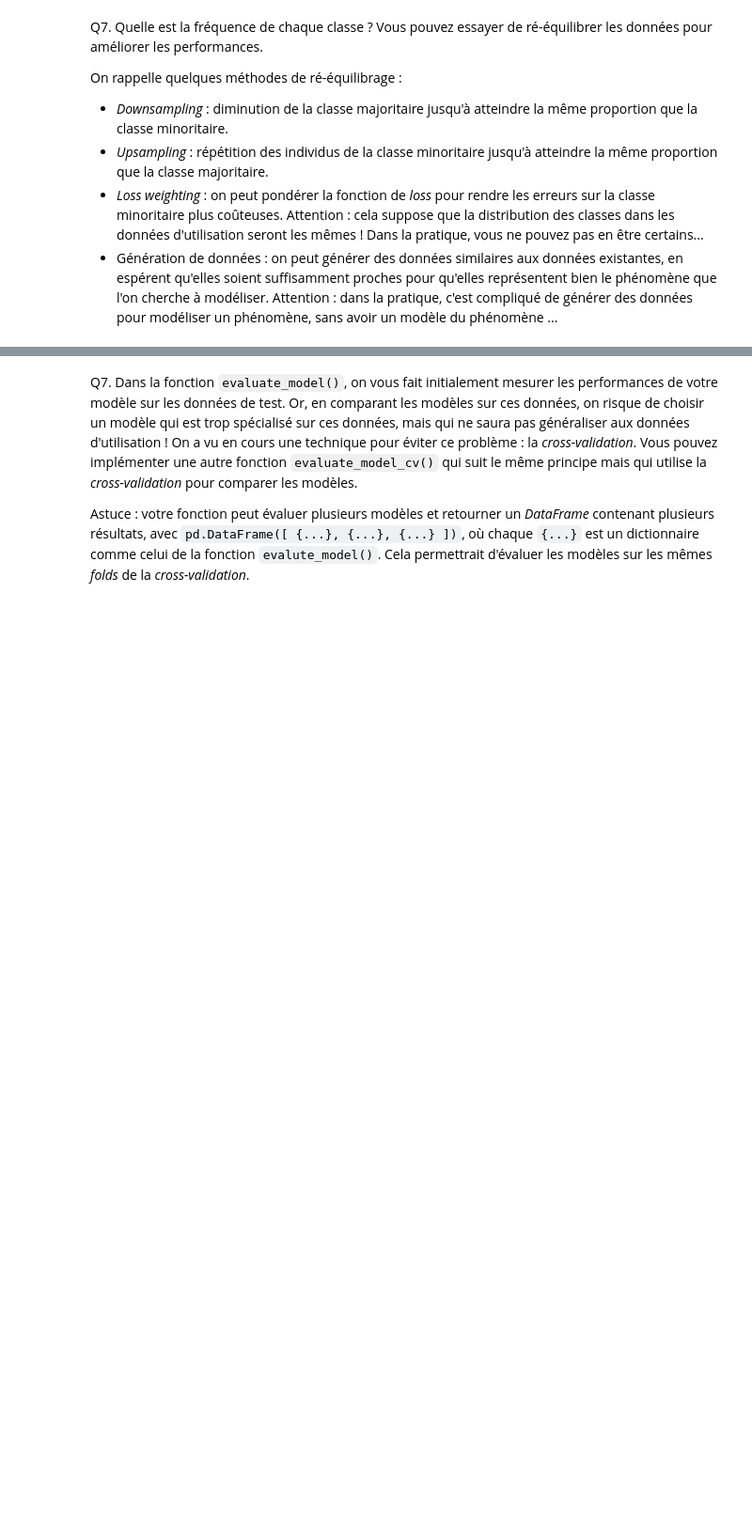
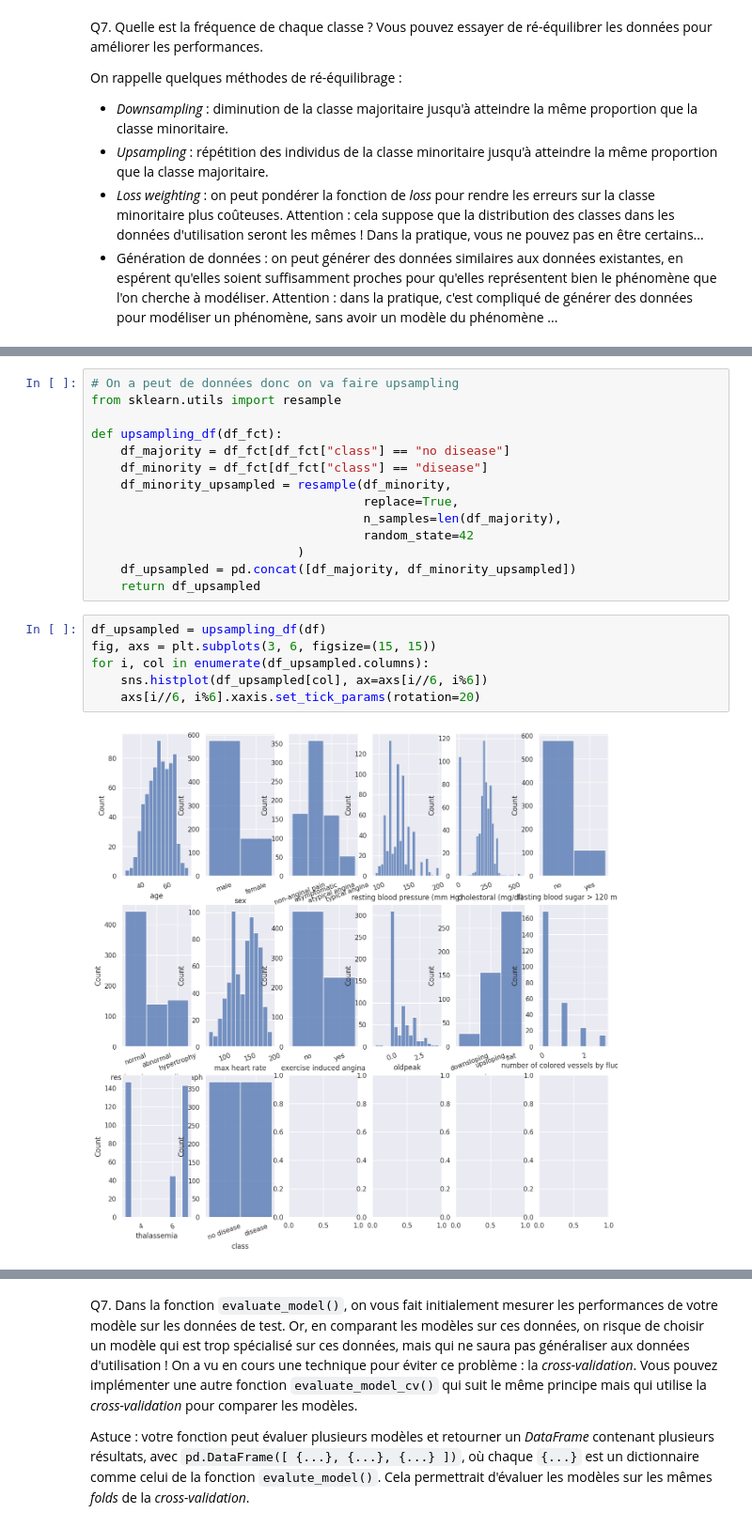
Before and after one commit to jo-pouradier/machine-learning-cpe, a Jupyter notebook: hospital-prediction.ipynb, the cells around one changed output, grey strips where cells are left out. Shown at 94% size. Cells and saved outputs as stored; diff of their text form; blank space fills up the shorter version.

```diff
--- a/hospital-prediction.ipynb
+++ b/hospital-prediction.ipynb
@@ -569,0 +793,22 @@ On rappelle quelques méthodes de ré-équilibrage :
+# %%
+# On a peut de données donc on va faire upsampling
+from sklearn.utils import resample
+
+def upsampling_df(df_fct):
+    df_majority = df_fct[df_fct["class"] == "no disease"]
+    df_minority = df_fct[df_fct["class"] == "disease"]
+    df_minority_upsampled = resample(df_minority,
+                                     replace=True,
+                                     n_samples=len(df_majority),
+                                     random_state=42
+                            )
+    df_upsampled = pd.concat([df_majority, df_minority_upsampled])
+    return df_upsampled
+# %%
+df_upsampled = upsampling_df(df)
+fig, axs = plt.subplots(3, 6, figsize=(15, 15))
+for i, col in enumerate(df_upsampled.columns):
+    sns.histplot(df_upsampled[col], ax=axs[i//6, i%6])
+    axs[i//6, i%6].xaxis.set_tick_params(rotation=20)
+# %% [output]
+[figure, added]
```
Also changed, not shown: parts of 23 cells of this notebook, 1 other file.
